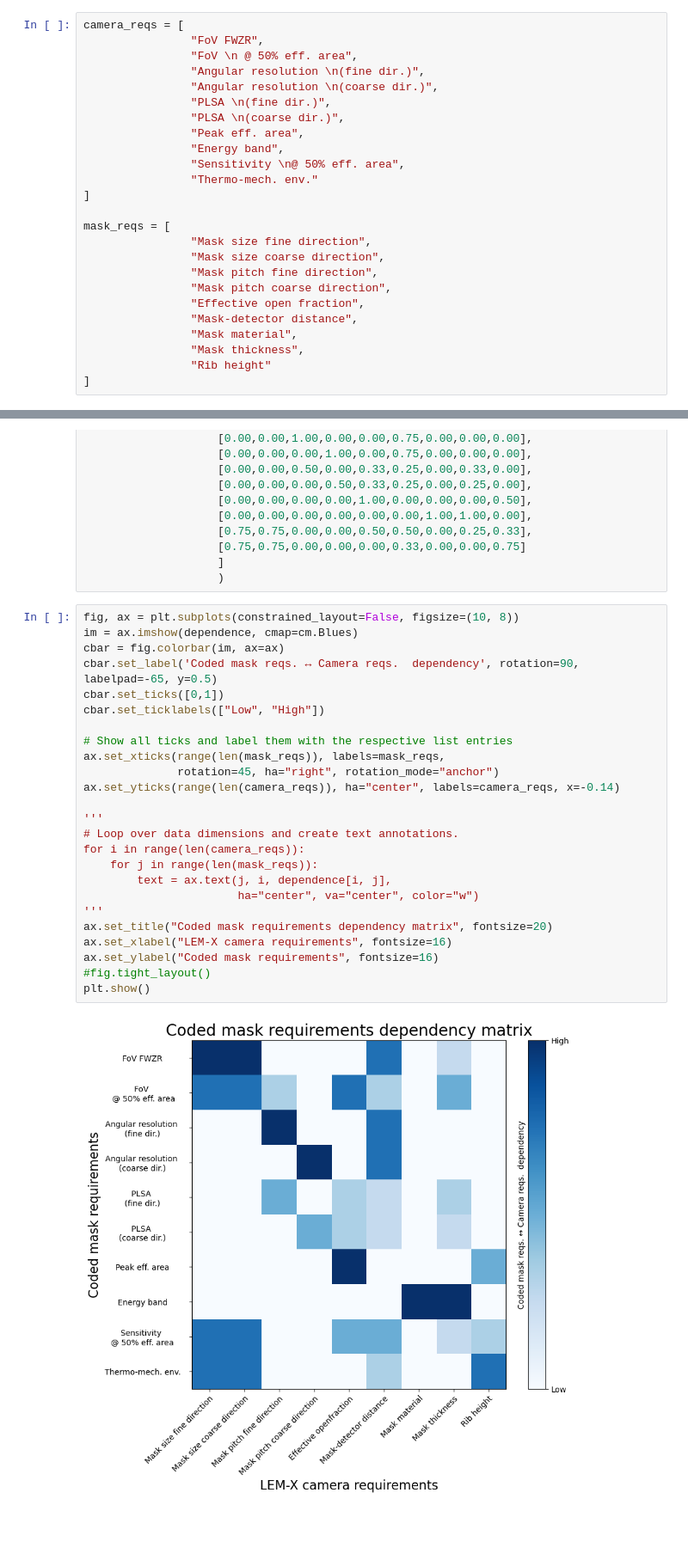
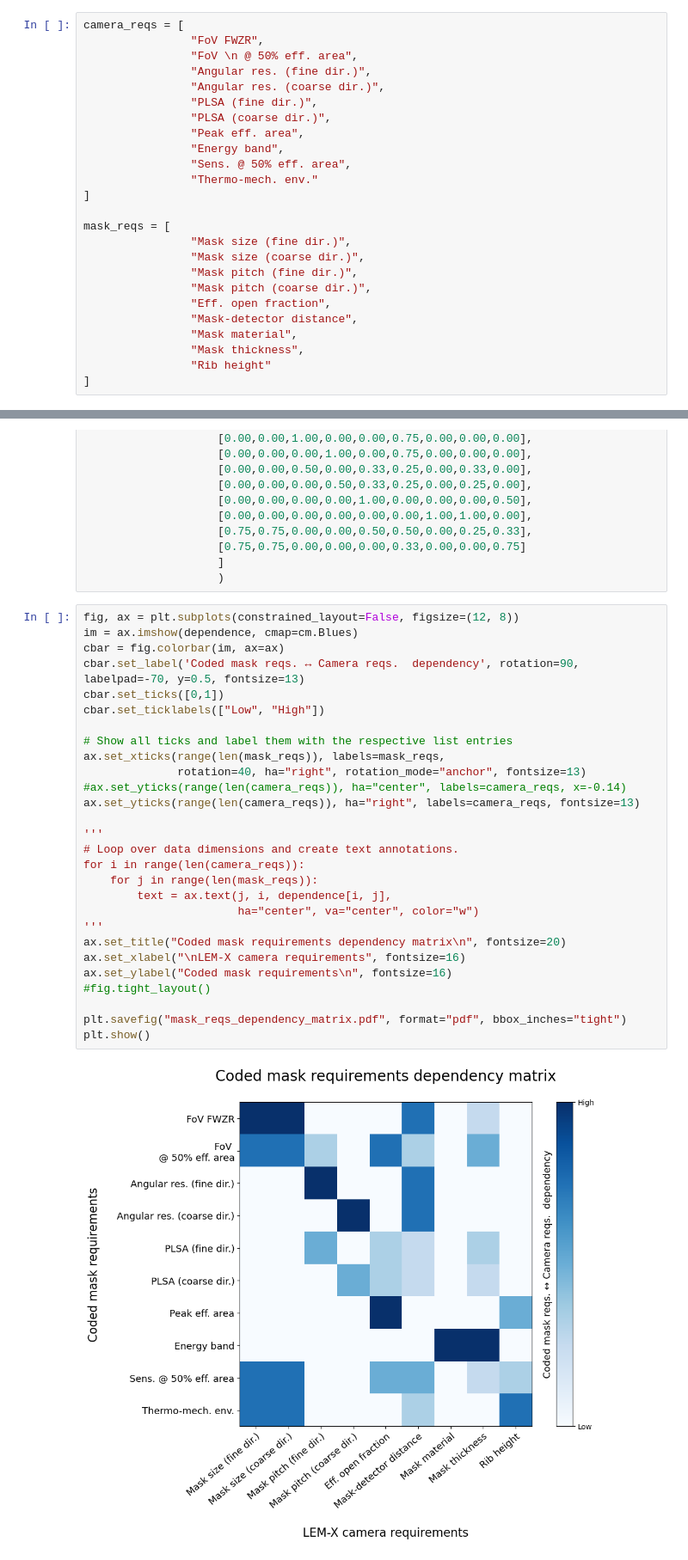
Before and after one commit to yuri-evangelista/CodedMasks, a Jupyter notebook: Camera_mask_dependece_matrix.ipynb, the cells around one changed output, grey strips where cells are left out. Shown at 86% size. Drawn from its saved outputs; the diff is of its cells as text; blank space fills up the shorter version.

Commit message:
adjusted font size

```diff
--- a/Camera_mask_dependece_matrix.ipynb
+++ b/Camera_mask_dependece_matrix.ipynb
@@ -9,22 +9,22 @@ from matplotlib import cm
 camera_reqs = [
                 "FoV FWZR",
                 "FoV \n @ 50% eff. area",
-                "Angular resolution \n(fine dir.)",
-                "Angular resolution \n(coarse dir.)",
-                "PLSA \n(fine dir.)",
-                "PLSA \n(coarse dir.)",
+                "Angular res. (fine dir.)",
+                "Angular res. (coarse dir.)",
+                "PLSA (fine dir.)",
+                "PLSA (coarse dir.)",
                 "Peak eff. area",
                 "Energy band",
-                "Sensitivity \n@ 50% eff. area",
+                "Sens. @ 50% eff. area",
                 "Thermo-mech. env."
 ]
 
 mask_reqs = [
-                "Mask size fine direction",
-                "Mask size coarse direction",
-                "Mask pitch fine direction",
-                "Mask pitch coarse direction",
-                "Effective open fraction",
+                "Mask size (fine dir.)",
+                "Mask size (coarse dir.)",
+                "Mask pitch (fine dir.)",
+                "Mask pitch (coarse dir.)",
+                "Eff. open fraction",
                 "Mask-detector distance",
                 "Mask material",
                 "Mask thickness",
@@ -46,29 +46,32 @@ dependence = np.array(
                     ]
                     )
 # %%
-fig, ax = plt.subplots(constrained_layout=False, figsize=(10, 8))
+fig, ax = plt.subplots(constrained_layout=False, figsize=(12, 8))
 im = ax.imshow(dependence, cmap=cm.Blues)
 cbar = fig.colorbar(im, ax=ax)
-cbar.set_label('Coded mask reqs. ↔ Camera reqs.  dependency', rotation=90, labelpad=-65, y=0.5)
+cbar.set_label('Coded mask reqs. ↔ Camera reqs.  dependency', rotation=90, labelpad=-70, y=0.5, fontsize=13)
 cbar.set_ticks([0,1])
 cbar.set_ticklabels(["Low", "High"])
 
 # Show all ticks and label them with the respective list entries
 ax.set_xticks(range(len(mask_reqs)), labels=mask_reqs,
-              rotation=45, ha="right", rotation_mode="anchor")
-ax.set_yticks(range(len(camera_reqs)), ha="center", labels=camera_reqs, x=-0.14)
+              rotation=40, ha="right", rotation_mode="anchor", fontsize=13)
+#ax.set_yticks(range(len(camera_reqs)), ha="center", labels=camera_reqs, x=-0.14)
+ax.set_yticks(range(len(camera_reqs)), ha="right", labels=camera_reqs, fontsize=13)
 
 '''
 # Loop over data dimensions and create text annotations.
 for i in range(len(camera_reqs)):
     for j in range(len(mask_reqs)):
         text = ax.text(j, i, dependence[i, j],
                        ha="center", va="center", color="w")
 '''
-ax.set_title("Coded mask requirements dependency matrix", fontsize=20)
-ax.set_xlabel("LEM-X camera requirements", fontsize=16)
-ax.set_ylabel("Coded mask requirements", fontsize=16)
+ax.set_title("Coded mask requirements dependency matrix\n", fontsize=20)
+ax.set_xlabel("\nLEM-X camera requirements", fontsize=16)
+ax.set_ylabel("Coded mask requirements\n", fontsize=16)
 #fig.tight_layout()
+
+plt.savefig("mask_reqs_dependency_matrix.pdf", format="pdf", bbox_inches="tight")
 plt.show()
 # %% [output]
-[figure, old version]
+[figure, new version]
```
